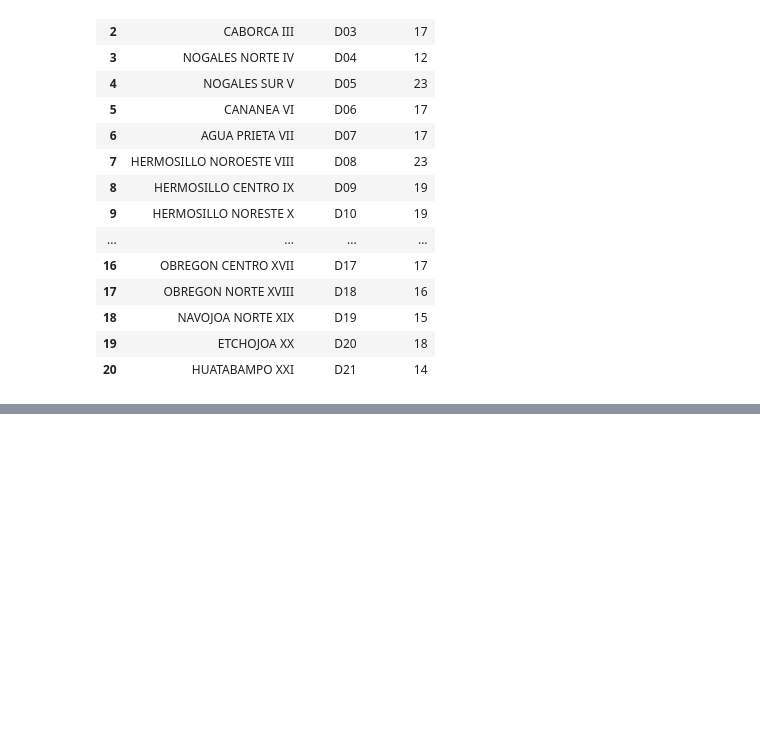
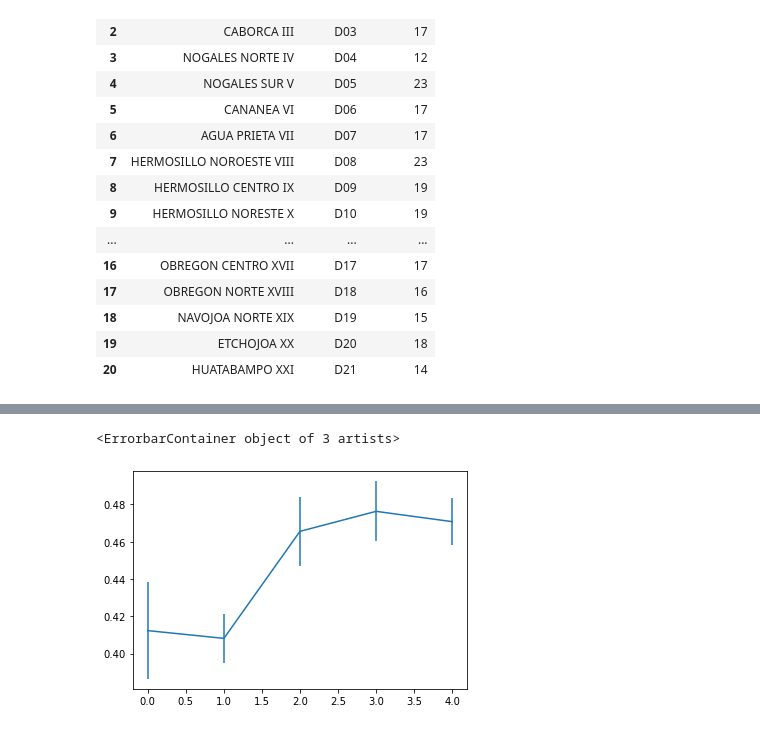
Before and after one commit to itzelvigil/desktop_estadistica, a Jupyter notebook: Dashboard Estadística/Dashboard.ipynb, the cells around one changed output, grey strips where cells are left out. Saved outputs shown, nothing was run; the diff lists cells and outputs as text; code cells hidden in the pictures; blank space fills up the shorter version.

Commit message:
Calando Graficos
Done:
- Gráfica para intervalos

Bugs:
- Valores duplicados en estimación e intervalos

To do:
- Agregar paquetes (TAMAÑO DE LA MUESTRA) como llave única

```diff
--- a/Dashboard Estadística/Dashboard.ipynb
+++ b/Dashboard Estadística/Dashboard.ipynb
@@ -144,0 +132,8 @@ intervalo_COALICION
+# %%
+path = "Files/Exports/Res_PAN.csv"
+if os.path.exists(path):
+    rd = pd.read_csv(path)
+    intervalo_PAN = rd.append(intervalo_PAN, ignore_index=True)
+intervalo_PAN.to_csv(path, index=False)
+intervalo_PAN = intervalo_PAN.drop_duplicates("delta", keep=False).reset_index(drop=True)
+intervalo_PAN
@@ -144,0 +144,10 @@ intervalo_COALICION
+# %%
+path = "Files/Exports/Res_COALICION.csv"
+if os.path.exists(path):
+    rd = pd.read_csv(path)
+    rd = rd.append(intervalo_COALICION, ignore_index=True)
+    rd = rd.drop_duplicates("delta", ignore_index=True)
+    intervalo_COALICION = rd
+intervalo_COALICION.to_csv(path, index=False)
+intervalo_COALICION = intervalo_COALICION.drop_duplicates("delta", keep=False).reset_index(drop=True)
+intervalo_COALICION
@@ -302,0 +317,5 @@ figura = dl.plot.bar(figsize=(20,10),
+# %%
+df_result = pd.DataFrame()
+df_result = df_result.append(intervalo_PAN, ignore_index=True)
+df_result = df_result.append(intervalo_COALICION, ignore_index=True)
+df_result
@@ -302,0 +329,5 @@ figura = dl.plot.bar(figsize=(20,10),
+# %%
+plt.errorbar(x=df_result.index, y=df_result["estimacion"],yerr=df_result["delta"])
+# %% [output]
+<ErrorbarContainer object of 3 artists>
+[figure, added]
```
Also changed, not shown: parts of 19 cells of this notebook, 5 other files.
